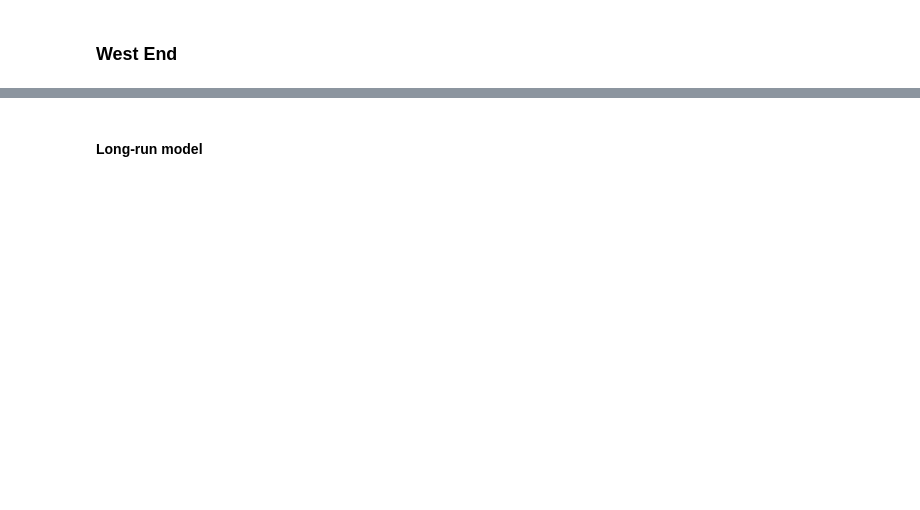
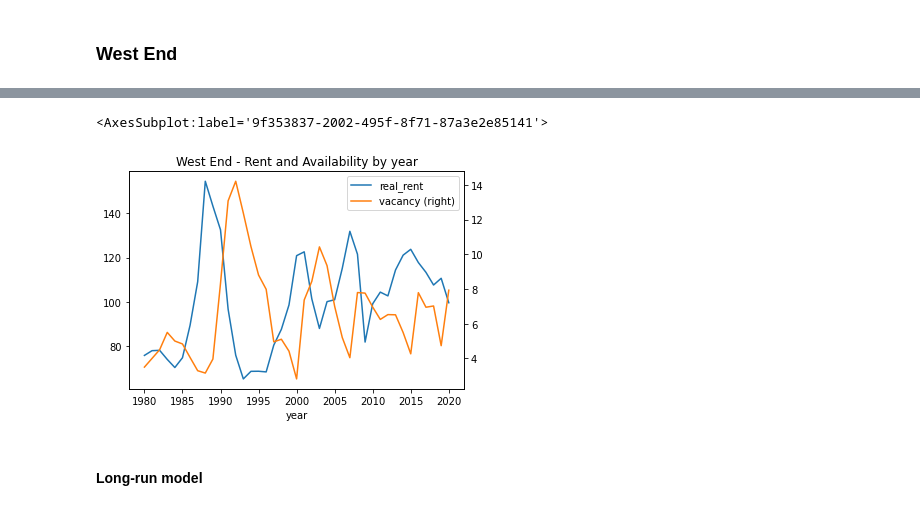
Before and after one commit to maiiasleptcova/KF-Python-projects, a Jupyter notebook: CL_office_rent_forecast.ipynb, the cells around one changed output, grey strips where cells are left out. Saved outputs shown, nothing was run; the diff lists cells and outputs as text; code cells hidden in the pictures; blank space fills up the shorter version.

```diff
--- a/CL_office_rent_forecast.ipynb
+++ b/CL_office_rent_forecast.ipynb
@@ -762,3 +816,11 @@ westend.plot(x='year', y='availability',secondary_y=True, ax=rent_plot, title =
+# %%
+# Plot West End
+
+rent_plot = westend_history.plot(x='year', y='real_rent')
+westend_history.plot(x='year', y='vacancy',secondary_y=True, ax=rent_plot, title = 'West End - Rent and Availability by year')
+# %% [output]
+<AxesSubplot:label='9f353837-2002-495f-8f71-87a3e2e85141'>
+[figure, added]
 # %% [markdown]
 #### Long-run model
 # %%
```
Also changed, not shown: parts of 71 cells of this notebook.
